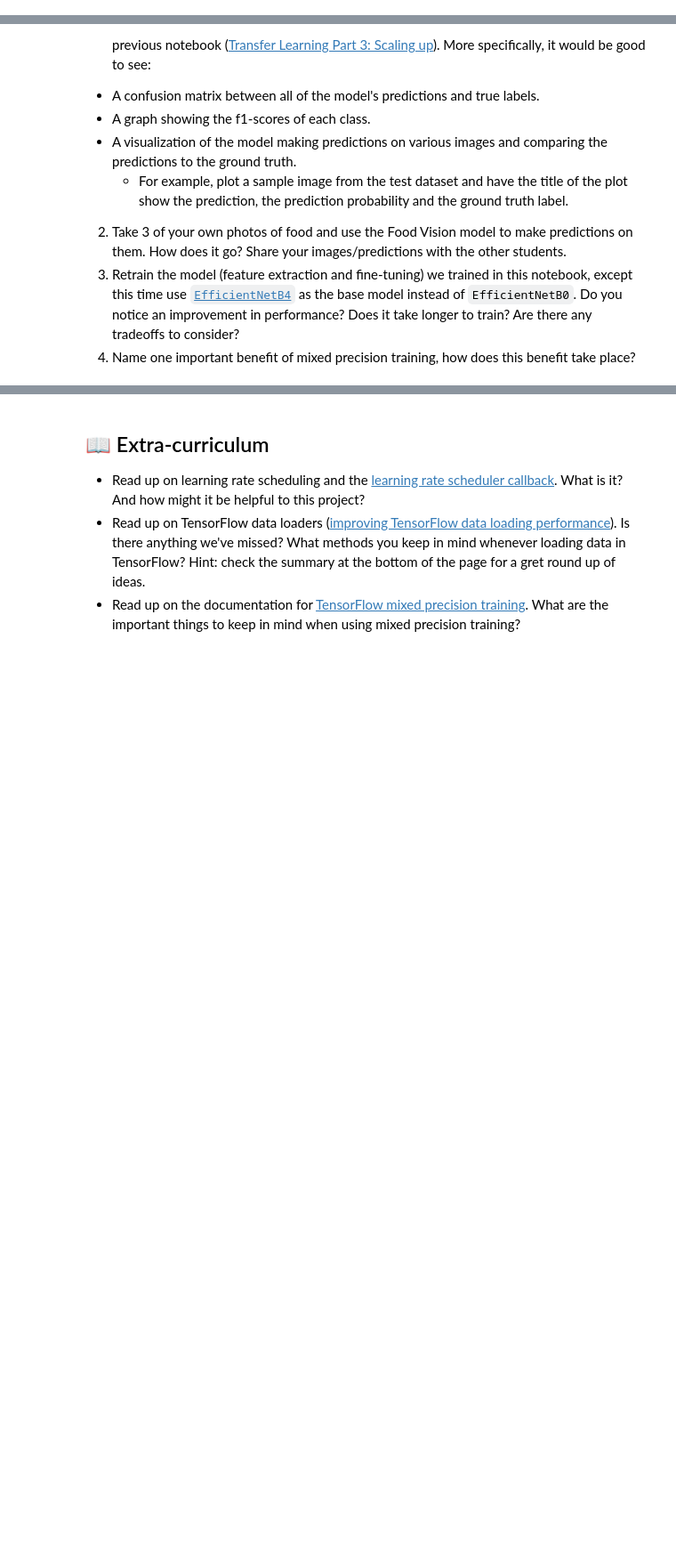
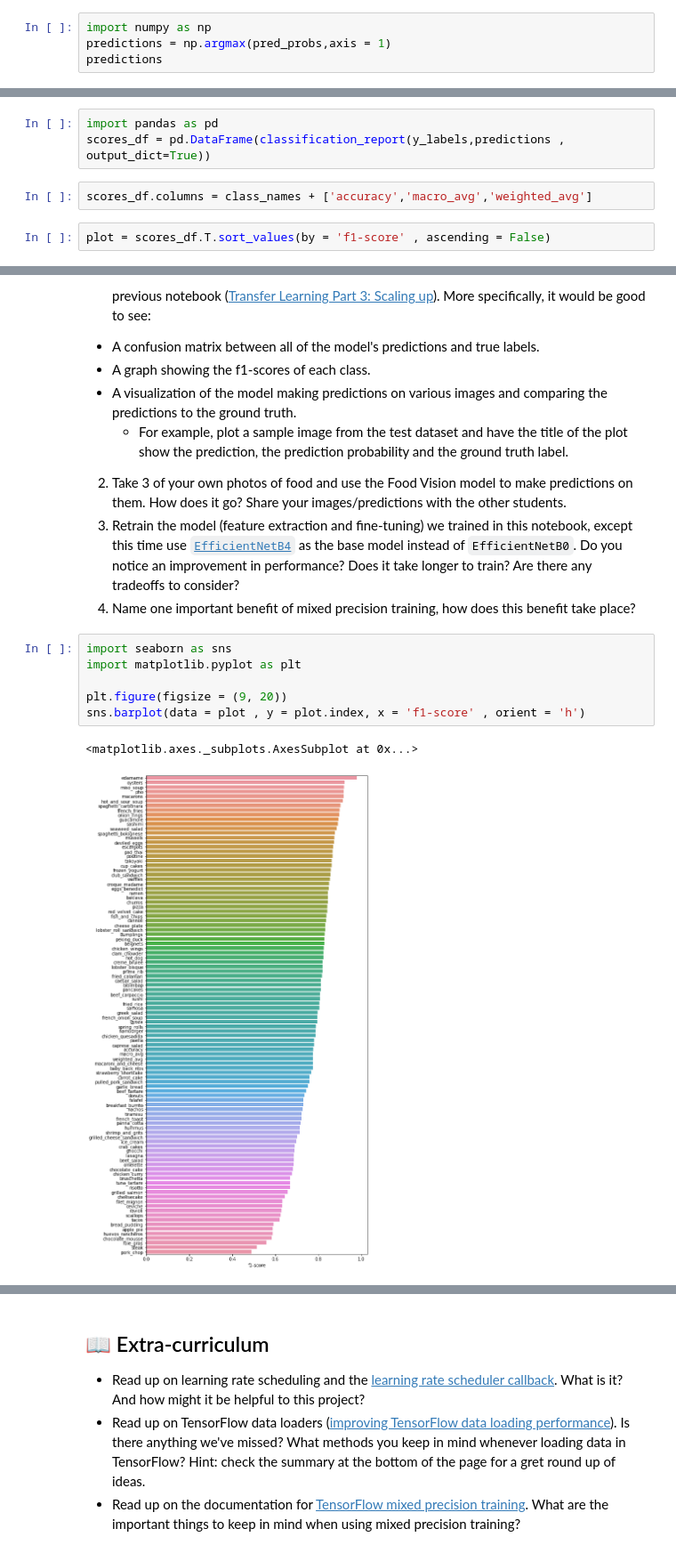
Before and after one commit to ngcheeyuan/Learner-s-Repo-for-Tensorflow, a Jupyter notebook: extras/TEMPLATE_07_food_vision_milestone_project_1.ipynb, the cells around one changed output, grey strips where cells are left out. Shown at 89% size. Cells and saved outputs as stored; diff of their text form; blank space fills up the shorter version.

```diff
--- a/extras/TEMPLATE_07_food_vision_milestone_project_1.ipynb
+++ b/extras/TEMPLATE_07_food_vision_milestone_project_1.ipynb
@@ -810,0 +1076,4 @@ See the evaluation section at the end of [Transfer Learning Part 3: Scaling Up f
+# %%
+import numpy as np
+predictions = np.argmax(pred_probs,axis = 1)
+predictions
@@ -810,0 +1082,7 @@ See the evaluation section at the end of [Transfer Learning Part 3: Scaling Up f
+# %%
+import pandas as pd
+scores_df = pd.DataFrame(classification_report(y_labels,predictions , output_dict=True))
+# %%
+scores_df.columns = class_names + ['accuracy','macro_avg','weighted_avg']
+# %%
+plot = scores_df.T.sort_values(by = 'f1-score' , ascending = False)
@@ -819,3 +1124,12 @@ See the evaluation section at the end of [Transfer Learning Part 3: Scaling Up f
 2. Take 3 of your own photos of food and use the Food Vision model to make predictions on them. How does it go? Share your images/predictions with the other students.
 3. Retrain the model (feature extraction and fine-tuning) we trained in this notebook, except this time use [`EfficientNetB4`](https://www.tensorflow.org/api_docs/python/tf/keras/applications/EfficientNetB4) as the base model instead of `EfficientNetB0`. Do you notice an improvement in performance? Does it take longer to train? Are there any tradeoffs to consider?
 4. Name one important benefit of mixed precision training, how does this benefit take place?
+# %%
+import seaborn as sns
+import matplotlib.pyplot as plt
+
+plt.figure(figsize = (9, 20))
+sns.barplot(data = plot , y = plot.index, x = 'f1-score' , orient = 'h')
+# %% [output]
+<matplotlib.axes._subplots.AxesSubplot at 0x...>
+[figure, added]
```
Also changed, not shown: parts of 47 cells of this notebook.
